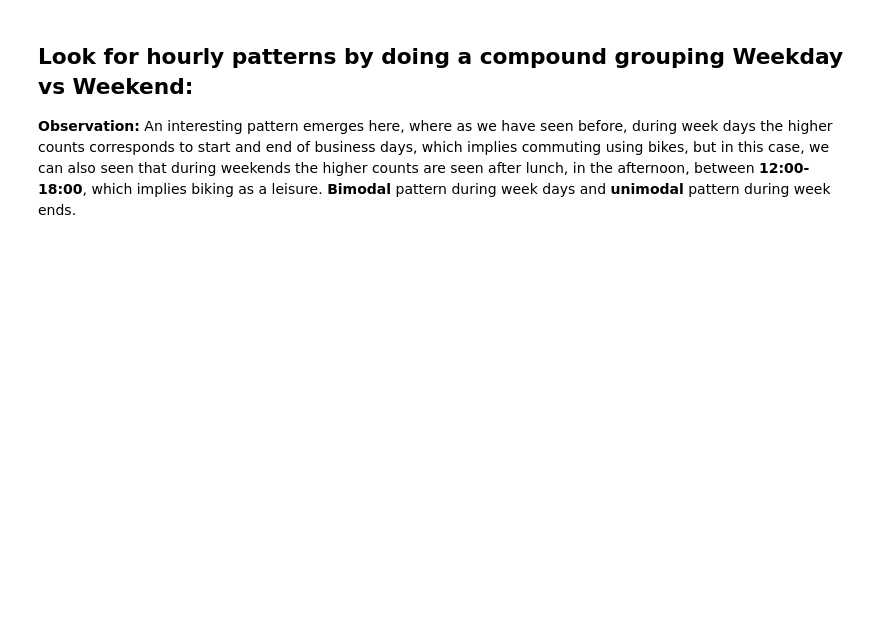
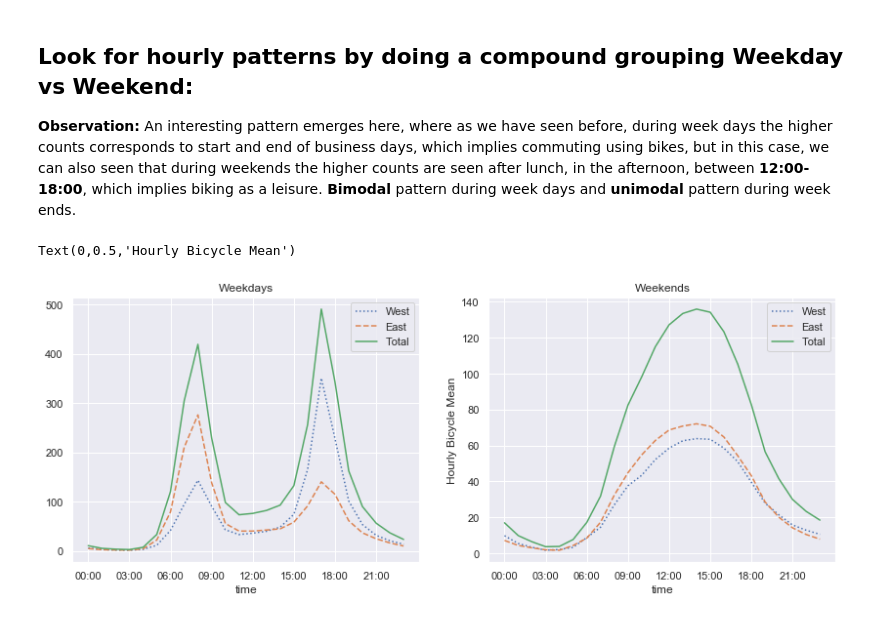
Before and after one commit to k-zen/SigmaProject, a Jupyter notebook: notebooks/Pandas_Fremont_Bridge_Bicycle_Hourly.ipynb, the cells around one changed output. Cells and saved outputs as stored; diff of their text form; code cells hidden in the pictures; blank space fills up the shorter version.

```diff
--- a/notebooks/Pandas_Fremont_Bridge_Bicycle_Hourly.ipynb
+++ b/notebooks/Pandas_Fremont_Bridge_Bicycle_Hourly.ipynb
@@ -32,7 +32,7 @@ date_format_hourly = "%m/%d/%Y %I:%M:%S %p"
 dateparse = lambda x: pd.datetime.strptime(x, date_format_hourly)
 
 data = pd.read_csv(
-    "{0}/Fremont_Bridge_Hourly_Bicycle_Counts.csv".format(data_set_home),
+    "{0}/Miscellaneous/Fremont_Bridge_Hourly_Bicycle_Counts.csv".format(data_set_home),
     index_col=[0],
     parse_dates=True,
     date_parser=dateparse
@@ -140,26 +197,31 @@ plt.ylabel("Week Day Bicycle Mean")
 # %%
 segment = data["2013":"2017"]
 # first create a numpy array out of the days in the index. i.e. iterate each
 # entry in the index and if it's less than 5 then it means it's a week day else
 # it's a weekend day.
 # the resulting array will contain only two values: Weekday or Weekend
 weekend = np.where(segment.index.weekday < 5, "Weekday", "Weekend") # returns ndarray
 compound = segment.groupby([weekend, segment.index.time]).mean() # segment.index.time is ndarray as well
 # plot
 fig, ax = plt.subplots(1, 2, figsize=(14, 5))
 compound.loc["Weekday"].plot(
     ax=ax[0],
     title="Weekdays",
-    xticks=hourly_ticks, style=[":", "--", "-"]
+    xticks=hourly_ticks,
+    style=[":", "--", "-"]
 )
 compound.loc["Weekend"].plot(
     ax=ax[1],
     title="Weekends",
-    xticks=hourly_ticks, style=[":", "--", "-"]
+    xticks=hourly_ticks,
+    style=[":", "--", "-"]
 )
 plt.ylabel("Hourly Bicycle Mean")
 
 # debug
 # print(segment.index.time.shape)
 # print(weekend.shape)
 # compound.head(40)
+# %% [output]
+Text(0,0.5,'Hourly Bicycle Mean')
+[figure, added]
```
Also changed, not shown: parts of 12 cells of this notebook, 2 other files.
